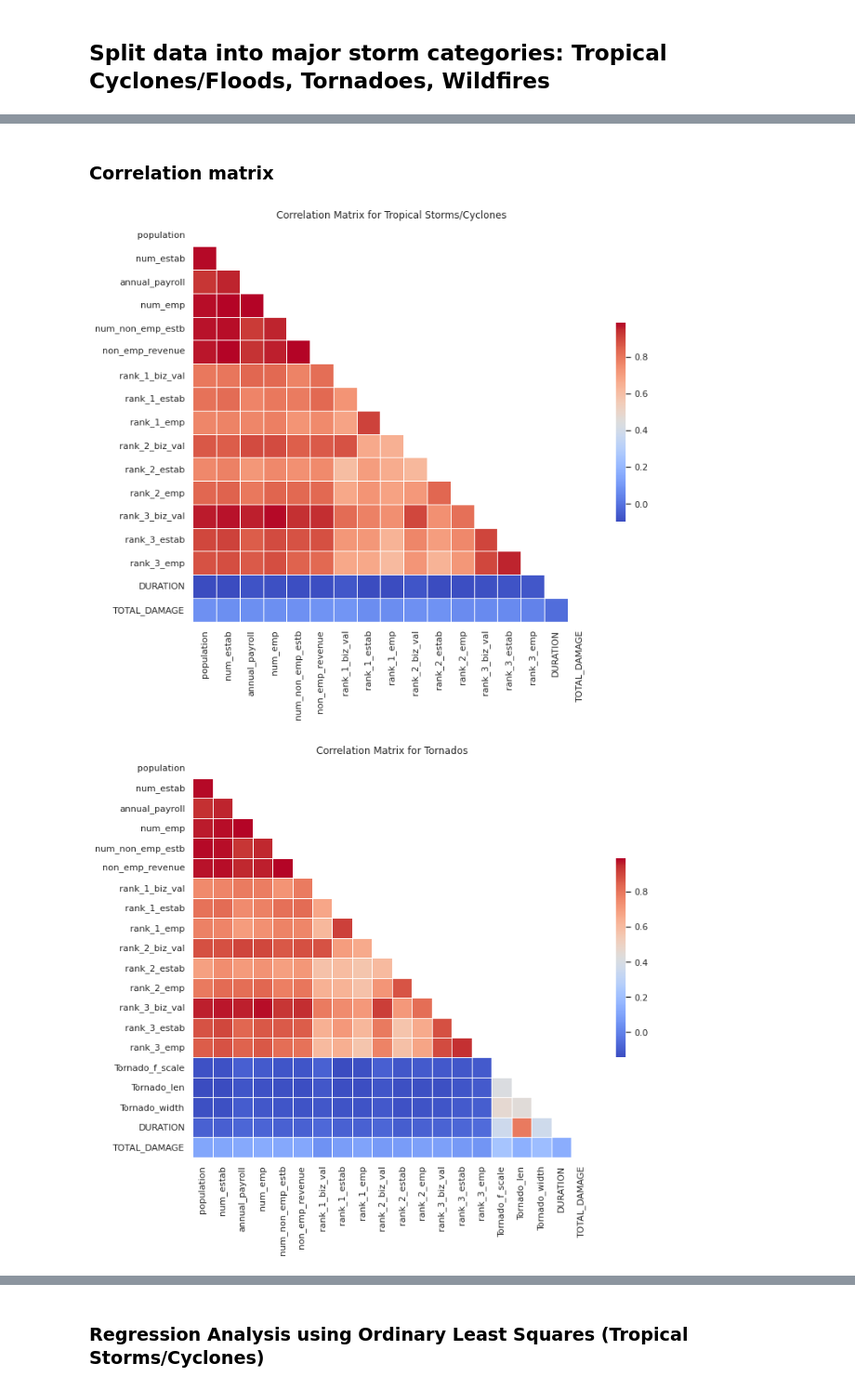
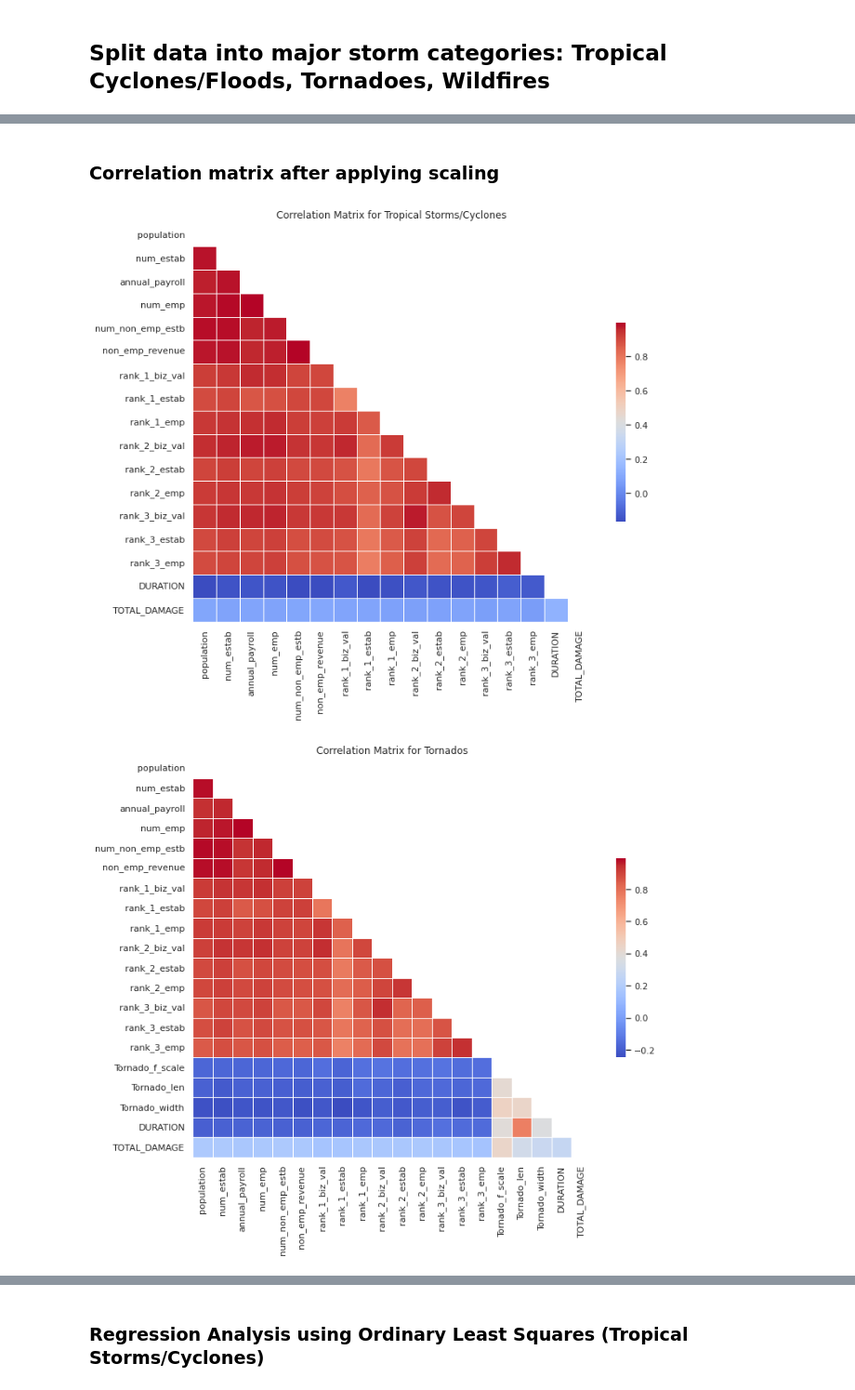
Before and after one commit to ss-github-code/noaa_storm_analysis, a Jupyter notebook: notebooks/noaa_storm_analysis.ipynb, the cells around one changed output, grey strips where cells are left out. Shown at 93% size. Cells and saved outputs as stored; diff of their text form; code cells hidden in the pictures.

Commit message:
storm analysis updated

```diff
--- a/notebooks/noaa_storm_analysis.ipynb
+++ b/notebooks/noaa_storm_analysis.ipynb
@@ -66,4 +66,4 @@ num_cols = ['population', 'num_estab', 'annual_payroll', 'num_emp', 'num_non_emp
             'rank_3_biz_val', 'rank_3_estab', 'rank_3_emp']
 for c in num_cols:
     analysis_df[c] = analysis_df[c].apply(pd.to_numeric, errors='coerce')
-    analysis_df[c] = analysis_df[c].fillna(0)
+    analysis_df[c] = analysis_df[c].fillna(analysis_df[c].median())
@@ -69,0 +105,4 @@ for c in num_cols:
+# %%
+rank_2_ind_to_rem = ['Information', 'Finance and Insurance']
+analysis_df = analysis_df.drop(analysis_df[analysis_df.rank_2_ind.isin(rank_2_ind_to_rem)].index, axis=0)
+analysis_df.rank_2_ind.value_counts()
@@ -69,0 +123,4 @@ for c in num_cols:
+# %%
+rank_3_ind_to_rem = ['Finance and Insurance', 'Educational Services', 'NaN']
+analysis_df = analysis_df.drop(analysis_df[analysis_df.rank_3_ind.isin(rank_3_ind_to_rem)].index, axis=0)
+analysis_df.rank_3_ind.value_counts()
@@ -96,0 +182,18 @@ analysis_df['DURATION'] = analysis_df['DURATION']/(60*1e9) # convert the duratio
+# %%
+lst_num_cols = []
+categorical_attributes = ['EVENT_TYPE', 'EVENT_DATE', 'rank_1_ind', 'rank_2_ind', 'rank_3_ind',
+                          'TORNADO_STRENGTH', 'Tropical Cyclones/Floods', 'Severe Local Storms',
+                          'Wildfires/Droughts']
+
+# log-log model
+def apply_log(df):
+    for c in df.columns:
+        if c not in categorical_attributes:
+            lst_num_cols.append(c)
+            df[c] = np.log(df[c].mask(df[c] <= 0)).fillna(0)
+    return df
+analysis_df = apply_log(analysis_df)
+
+# visualize distributions
+analysis_df[lst_num_cols].hist(figsize=(25,15))
+plt.show() # Target variable TOTAL_DAMAGE has a long tail
@@ -128,5 +233,5 @@ Index(['TOTAL_DAMAGE', 'EVENT_TYPE', 'DURATION', 'population', 'num_estab',
 # %% [markdown]
-### Correlation matrix
+### Correlation matrix after applying scaling
 # %%
 def apply_scaling(df):
     for col in df:
@@ -142,48 +247,51 @@ sns.set_theme(style="white")
 lst_cols = ['population', 'num_estab', 'annual_payroll', 'num_emp', 'num_non_emp_estb', 'non_emp_revenue',
             'rank_1_biz_val', 'rank_1_estab', 'rank_1_emp',
             'rank_2_biz_val', 'rank_2_estab', 'rank_2_emp',
-            'rank_3_biz_val', 'rank_3_estab', 'rank_3_emp', 'DURATION', 'TOTAL_DAMAGE'
+            'rank_3_biz_val', 'rank_3_estab', 'rank_3_emp', 'DURATION', 'TOTAL_DAMAGE',
+            'EVENT_TYPE', 'rank_1_ind', 'rank_2_ind', 'rank_3_ind'
            ]
 
-df = cat1_df[lst_cols].copy()
-df = apply_scaling(df)
+cat1_df = cat1_df[lst_cols]
+cat1_df = apply_scaling(cat1_df)
 
 # Compute the correlation matrix
-corr = df.corr()
+corr_cat1 = cat1_df.corr(method='spearman')
 # Generate a mask for the upper triangle
-mask = np.triu(np.ones_like(corr, dtype=bool))
+mask = np.triu(np.ones_like(corr_cat1, dtype=bool))
 # Set up the matplotlib figure
 f, ax = plt.subplots(figsize=(11, 9))
 
 ax.set_title('Correlation Matrix for Tropical Storms/Cyclones')
 # Draw the heatmap with the mask and correct aspect ratio
-sns.heatmap(corr, mask=mask, cmap='coolwarm',
+sns.heatmap(corr_cat1, mask=mask, cmap='coolwarm',
             square=True, linewidths=.5, cbar_kws={"shrink": .5});
 # %% [output]
-[figure, old version]
+[figure, new version]
 # %%
 lst_cols = ['population', 'num_estab', 'annual_payroll', 'num_emp', 'num_non_emp_estb', 'non_emp_revenue',
             'rank_1_biz_val', 'rank_1_estab', 'rank_1_emp',
             'rank_2_biz_val', 'rank_2_estab', 'rank_2_emp',
             'rank_3_biz_val', 'rank_3_estab', 'rank_3_emp',
-            'Tornado_f_scale', 'Tornado_len', 'Tornado_width', 'DURATION', 'TOTAL_DAMAGE'
+            'Tornado_f_scale', 'Tornado_len', 'Tornado_width', 'DURATION', 'TOTAL_DAMAGE',
+            'rank_1_ind', 'rank_2_ind', 'rank_3_ind'
            ]
-df = cat2_df[lst_cols].copy()
-df = apply_scaling(df)
+
+cat2_df = cat2_df[lst_cols]
+cat2_df = apply_scaling(cat2_df)
 
 # Compute the correlation matrix
-corr = df.corr()
+corr_cat2 = cat2_df.corr()
 # Generate a mask for the upper triangle
-mask = np.triu(np.ones_like(corr, dtype=bool))
+mask = np.triu(np.ones_like(corr_cat2, dtype=bool))
 # Set up the matplotlib figure
 f, ax = plt.subplots(figsize=(11, 9))
 
 ax.set_title('Correlation Matrix for Tornados')
 # Draw the heatmap with the mask and correct aspect ratio
-sns.heatmap(corr, mask=mask, cmap='coolwarm',
+sns.heatmap(corr_cat2, mask=mask, cmap='coolwarm',
             square=True, linewidths=.5, cbar_kws={"shrink": .5});
 # %% [output]
-[figure, old version]
+[figure, new version]
 # %%
 lst_cols = ['population', 'num_estab', 'annual_payroll', 'num_emp', 'num_non_emp_estb', 'non_emp_revenue',
             'rank_1_biz_val', 'rank_1_estab', 'rank_1_emp',
```
Also changed, not shown: parts of 31 cells of this notebook, 1 other file.
